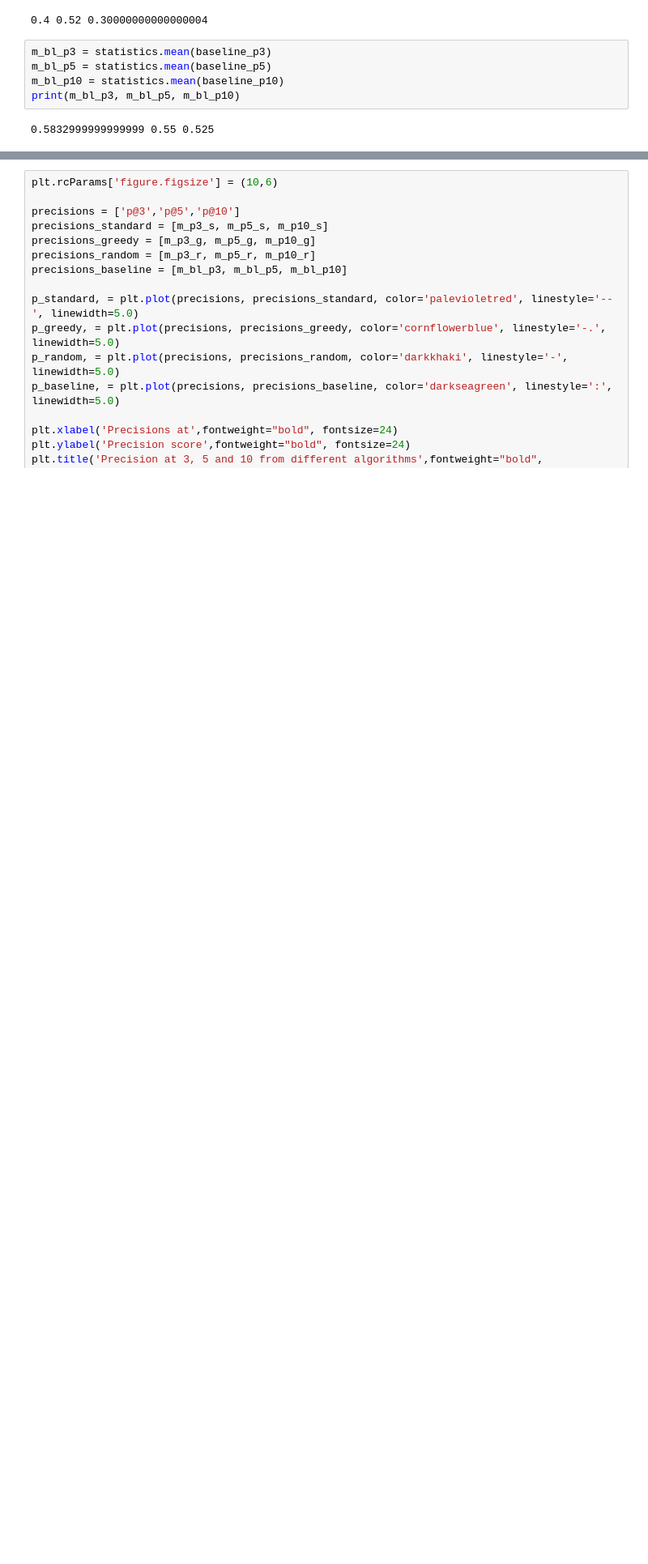
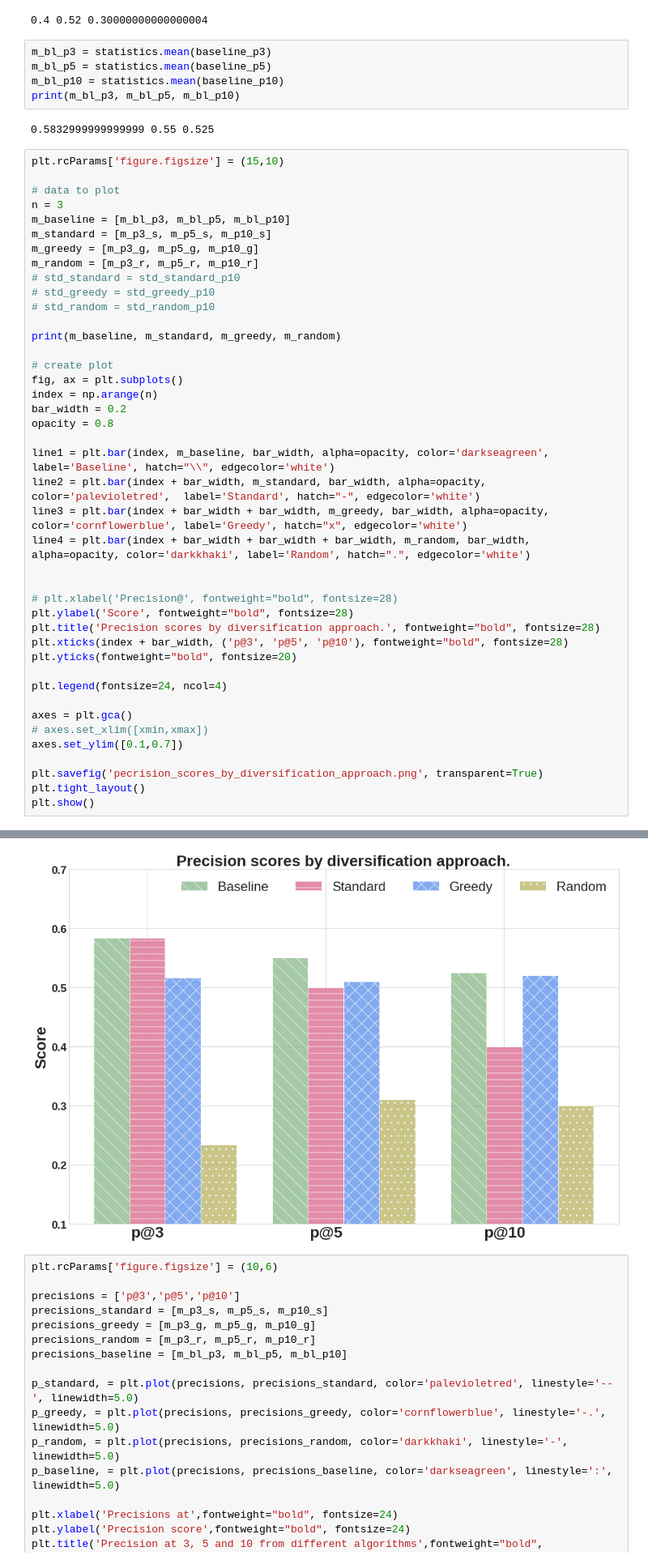
Before and after one commit to amandachagas/surprise-test, a Jupyter notebook: notebooks/Graphs.ipynb, the cells around one changed output, grey strips where cells are left out. Shown: that part at 81% size. Drawn from its saved outputs; the diff is of its cells as text; blank space fills up the shorter version.

Commit message:
Ploting Precision graph aggregated by diversification approaches

```diff
--- a/notebooks/Graphs.ipynb
+++ b/notebooks/Graphs.ipynb
@@ -558,3 +558,46 @@ m_bl_p10 = statistics.mean(baseline_p10)
 print(m_bl_p3, m_bl_p5, m_bl_p10)
 # %% [output]
 0.5832999999999999 0.55 0.525
+# %%
+plt.rcParams['figure.figsize'] = (15,10)
+
+# data to plot
+n = 3
+m_baseline = [m_bl_p3, m_bl_p5, m_bl_p10]
+m_standard = [m_p3_s, m_p5_s, m_p10_s]
+m_greedy = [m_p3_g, m_p5_g, m_p10_g]
+m_random = [m_p3_r, m_p5_r, m_p10_r]
+# std_standard = std_standard_p10
+# std_greedy = std_greedy_p10
+# std_random = std_random_p10
+
+print(m_baseline, m_standard, m_greedy, m_random)
+
+# create plot
+fig, ax = plt.subplots()
+index = np.arange(n)
+bar_width = 0.2
+opacity = 0.8
+
+line1 = plt.bar(index, m_baseline, bar_width, alpha=opacity, color='darkseagreen', label='Baseline', hatch="\\", edgecolor='white')
+line2 = plt.bar(index + bar_width, m_standard, bar_width, alpha=opacity, color='palevioletred',  label='Standard', hatch="-", edgecolor='white')
+line3 = plt.bar(index + bar_width + bar_width, m_greedy, bar_width, alpha=opacity, color='cornflowerblue', label='Greedy', hatch="x", edgecolor='white')
+line4 = plt.bar(index + bar_width + bar_width + bar_width, m_random, bar_width, alpha=opacity, color='darkkhaki', label='Random', hatch=".", edgecolor='white')
+
+
+# plt.xlabel('Precision@', fontweight="bold", fontsize=28)
+plt.ylabel('Score', fontweight="bold", fontsize=28)
+plt.title('Precision scores by diversification approach.', fontweight="bold", fontsize=28)
+plt.xticks(index + bar_width, ('p@3', 'p@5', 'p@10'), fontweight="bold", fontsize=28)
+plt.yticks(fontweight="bold", fontsize=20)
+
+plt.legend(fontsize=24, ncol=4)
+
+axes = plt.gca()
+# axes.set_xlim([xmin,xmax])
+axes.set_ylim([0.1,0.7])
+
+plt.savefig('pecrision_scores_by_diversification_approach.png', transparent=True)
+plt.tight_layout()
+plt.show()
+# %% [output]
@@ -561,3 +605,4 @@ print(m_bl_p3, m_bl_p5, m_bl_p10)
+[figure, added]
 # %%
 plt.rcParams['figure.figsize'] = (10,6)
 
```
Also changed, not shown: parts of 1 cell of this notebook, 1 other file.
